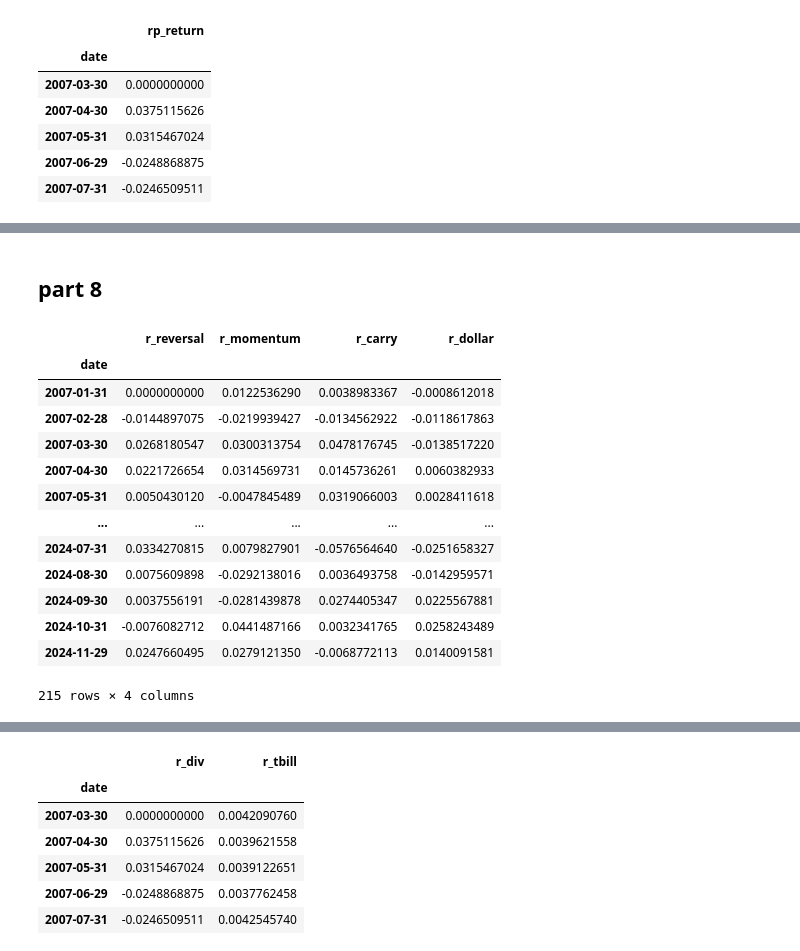
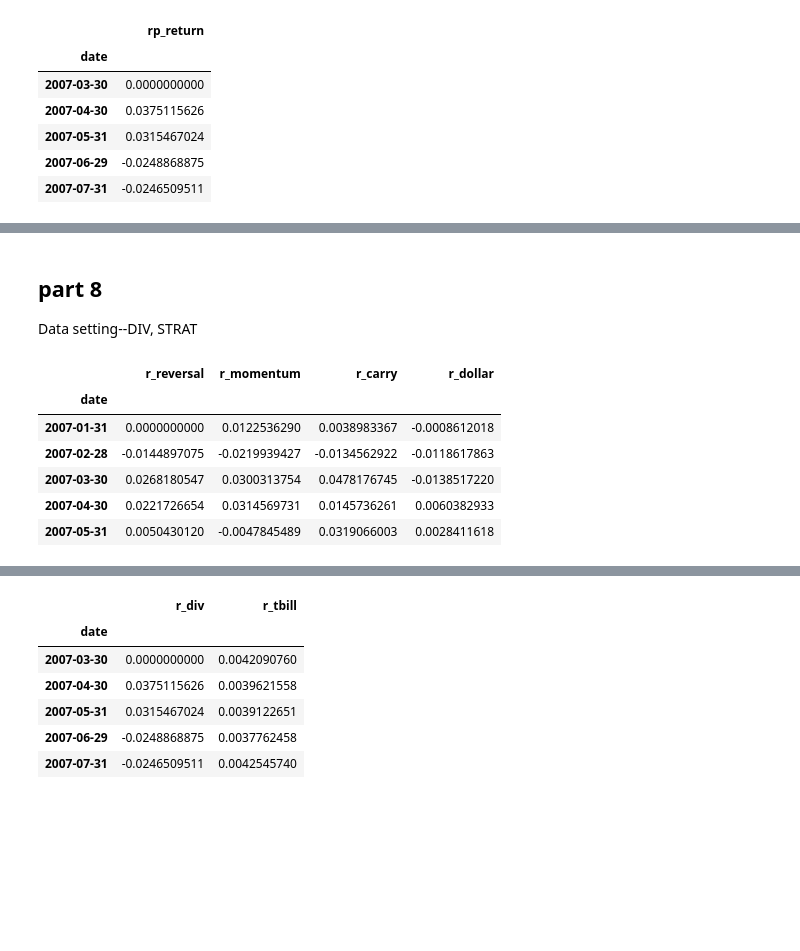
Before and after one commit to arthurdhonneur7/project_investments, a Jupyter notebook: data/final/final.ipynb, the cells around one changed output, grey strips where cells are left out. Cells and saved outputs as stored; diff of their text form; code cells hidden in the pictures; blank space fills up the shorter version.

```diff
--- a/data/final/final.ipynb
+++ b/data/final/final.ipynb
@@ -1527,6 +1528,8 @@ Notes:
 [1] Standard Errors assume that the covariance matrix of the errors is correctly specified.
 # %% [markdown]
 ## part 8
+
+Data setting--DIV, STRAT
 # %%
 import pandas as pd
 import numpy as np
@@ -1544,19 +1547,12 @@ strat = pd.concat([r_reversal, r_momentum, r_carry, r_dollar], axis=1, join='inn
 strat.columns = ['r_reversal', 'r_momentum','r_carry', 'r_dollar']
 strat = strat.dropna()
 # %%
-strat
+strat.head()
 # %% [output]
 |  | r_reversal | r_momentum | r_carry | r_dollar |
 | date |  |  |  |  |
 | 2007-01-31 | 0.0000000000 | 0.0122536290 | 0.0038983367 | -0.0008612018 |
 | 2007-02-28 | -0.0144897075 | -0.0219939427 | -0.0134562922 | -0.0118617863 |
 | 2007-03-30 | 0.0268180547 | 0.0300313754 | 0.0478176745 | -0.0138517220 |
 | 2007-04-30 | 0.0221726654 | 0.0314569731 | 0.0145736261 | 0.0060382933 |
 | 2007-05-31 | 0.0050430120 | -0.0047845489 | 0.0319066003 | 0.0028411618 |
-| ... | ... | ... | ... | ... |
-| 2024-07-31 | 0.0334270815 | 0.0079827901 | -0.0576564640 | -0.0251658327 |
-| 2024-08-30 | 0.0075609898 | -0.0292138016 | 0.0036493758 | -0.0142959571 |
-| 2024-09-30 | 0.0037556191 | -0.0281439878 | 0.0274405347 | 0.0225567881 |
-| 2024-10-31 | -0.0076082712 | 0.0441487166 | 0.0032341765 | 0.0258243489 |
-| 2024-11-29 | 0.0247660495 | 0.0279121350 | -0.0068772113 | 0.0140091581 |
-215 rows × 4 columns
```
Also changed, not shown: parts of 27 cells of this notebook.
